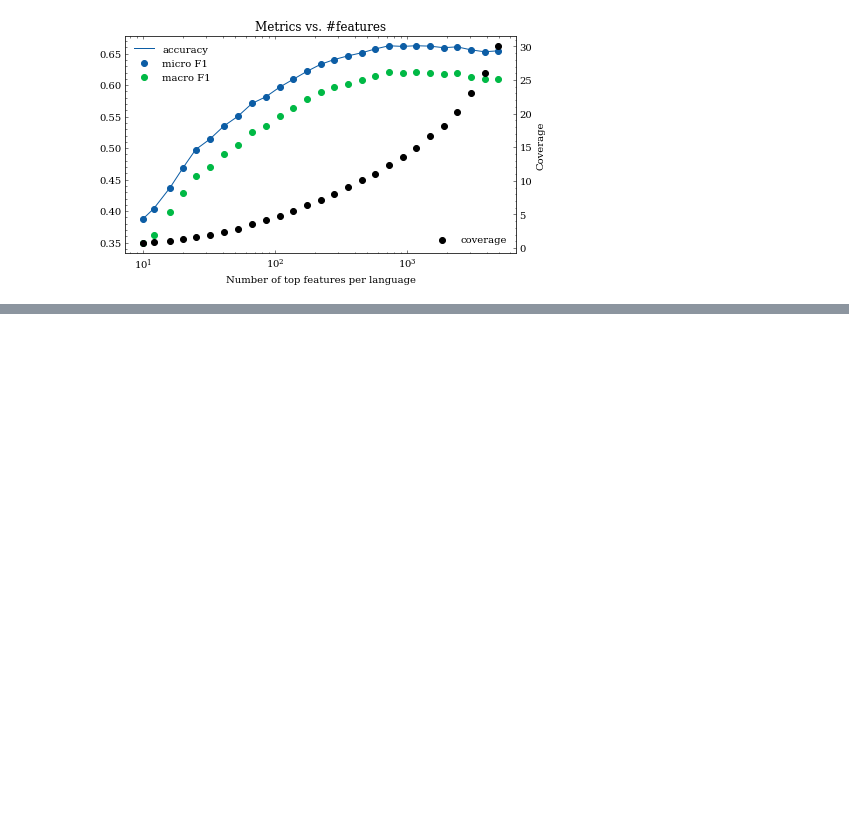
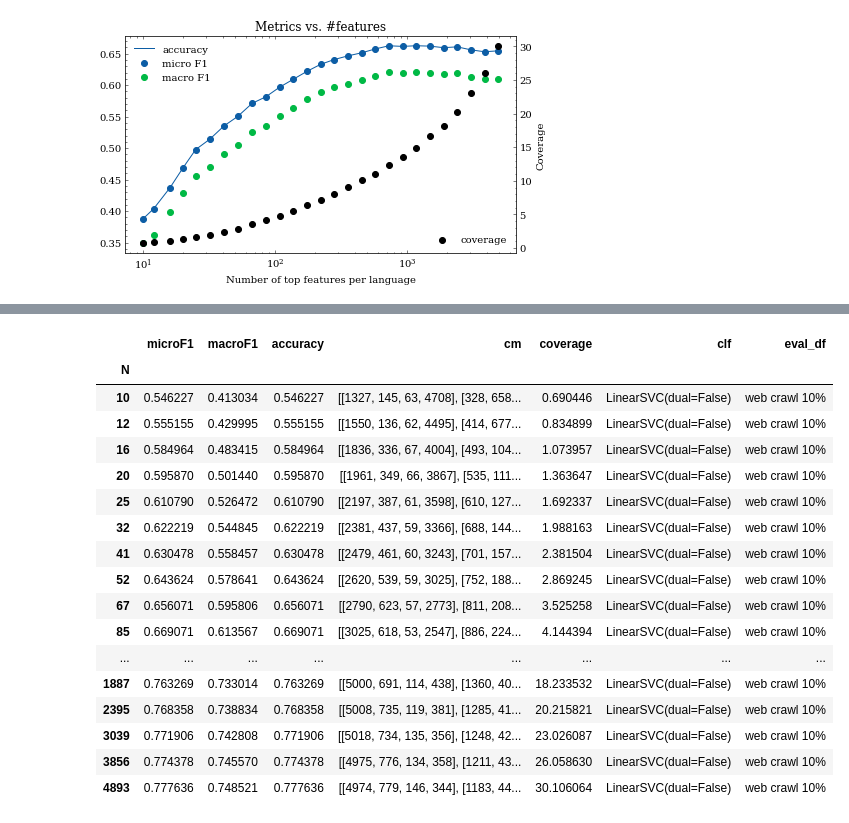
Before and after one commit to 5roop/task4, a Jupyter notebook: 17_creating_new_test_dataset_from_train_data.ipynb, the cells around one changed output, grey strips where cells are left out. Saved outputs shown, nothing was run; the diff lists cells and outputs as text; code cells hidden in the pictures; blank space fills up the shorter version.

```diff
--- a/17_creating_new_test_dataset_from_train_data.ipynb
+++ b/17_creating_new_test_dataset_from_train_data.ipynb
@@ -167,0 +199,26 @@ plt.show()
+# %%
+rezdf = pd.DataFrame(data=results)
+rezdf.index = rezdf.N
+rezdf = rezdf.drop(columns=["N"])
+rezdf = rezdf.sort_index()
+rezdf.to_csv("17_results_LinSVC_on_10_percent_of_web_data_extended.csv")
+rezdf
+# %% [output]
+|  | microF1 | macroF1 | accuracy | cm | coverage | clf | eval_df |
+| N |  |  |  |  |  |  |  |
+| 10 | 0.546227 | 0.413034 | 0.546227 | [[1327, 145, 63, 4708], [328, 658... | 0.690446 | LinearSVC(dual=False) | web crawl 10% |
+| 12 | 0.555155 | 0.429995 | 0.555155 | [[1550, 136, 62, 4495], [414, 677... | 0.834899 | LinearSVC(dual=False) | web crawl 10% |
+| 16 | 0.584964 | 0.483415 | 0.584964 | [[1836, 336, 67, 4004], [493, 104... | 1.073957 | LinearSVC(dual=False) | web crawl 10% |
+| 20 | 0.595870 | 0.501440 | 0.595870 | [[1961, 349, 66, 3867], [535, 111... | 1.363647 | LinearSVC(dual=False) | web crawl 10% |
+| 25 | 0.610790 | 0.526472 | 0.610790 | [[2197, 387, 61, 3598], [610, 127... | 1.692337 | LinearSVC(dual=False) | web crawl 10% |
+| 32 | 0.622219 | 0.544845 | 0.622219 | [[2381, 437, 59, 3366], [688, 144... | 1.988163 | LinearSVC(dual=False) | web crawl 10% |
+| 41 | 0.630478 | 0.558457 | 0.630478 | [[2479, 461, 60, 3243], [701, 157... | 2.381504 | LinearSVC(dual=False) | web crawl 10% |
+| 52 | 0.643624 | 0.578641 | 0.643624 | [[2620, 539, 59, 3025], [752, 188... | 2.869245 | LinearSVC(dual=False) | web crawl 10% |
+| 67 | 0.656071 | 0.595806 | 0.656071 | [[2790, 623, 57, 2773], [811, 208... | 3.525258 | LinearSVC(dual=False) | web crawl 10% |
+| 85 | 0.669071 | 0.613567 | 0.669071 | [[3025, 618, 53, 2547], [886, 224... | 4.144394 | LinearSVC(dual=False) | web crawl 10% |
+| ... | ... | ... | ... | ... | ... | ... | ... |
+| 1887 | 0.763269 | 0.733014 | 0.763269 | [[5000, 691, 114, 438], [1360, 40... | 18.233532 | LinearSVC(dual=False) | web crawl 10% |
+| 2395 | 0.768358 | 0.738834 | 0.768358 | [[5008, 735, 119, 381], [1285, 41... | 20.215821 | LinearSVC(dual=False) | web crawl 10% |
+| 3039 | 0.771906 | 0.742808 | 0.771906 | [[5018, 734, 135, 356], [1248, 42... | 23.026087 | LinearSVC(dual=False) | web crawl 10% |
+| 3856 | 0.774378 | 0.745570 | 0.774378 | [[4975, 776, 134, 358], [1211, 43... | 26.058630 | LinearSVC(dual=False) | web crawl 10% |
+| 4893 | 0.777636 | 0.748521 | 0.777636 | [[4974, 779, 146, 344], [1183, 44... | 30.106064 | LinearSVC(dual=False) | web crawl 10% |
```
Also changed, not shown: parts of 3 cells of this notebook, 3 other files.
